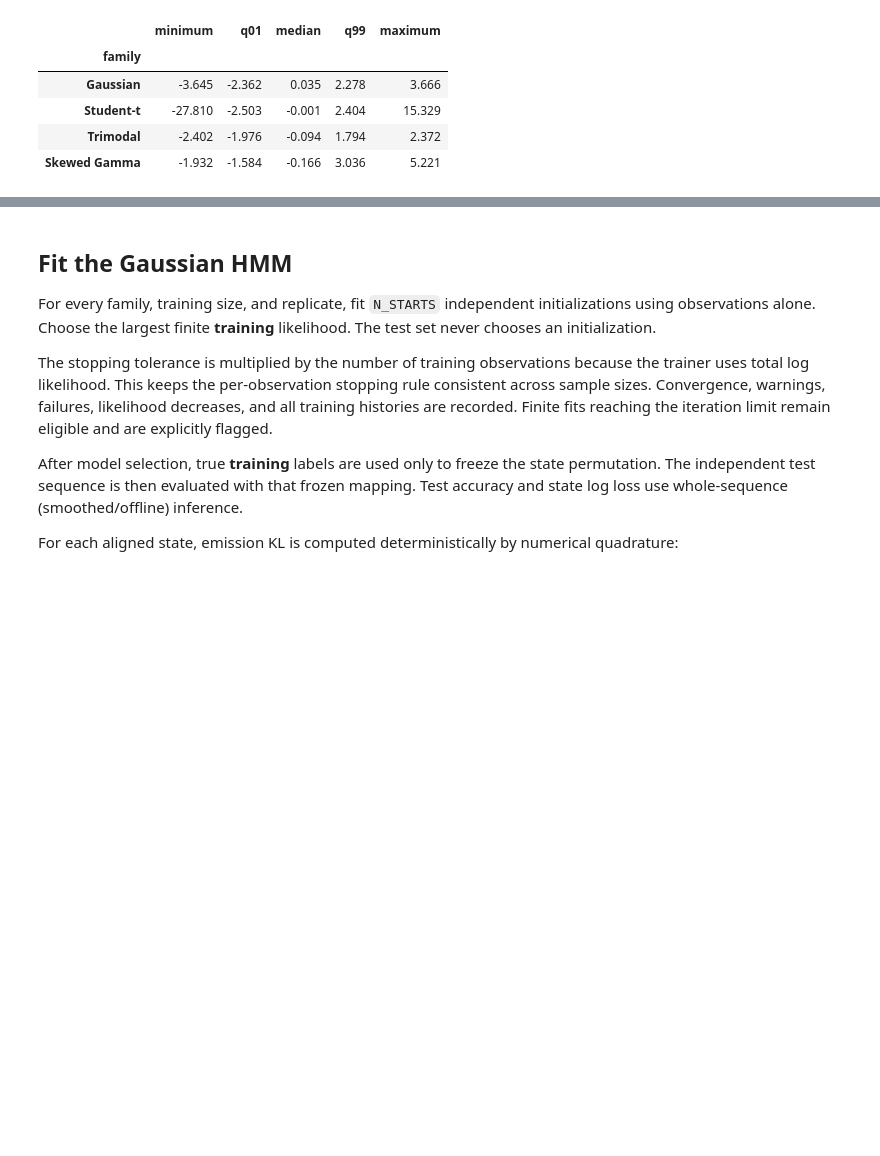
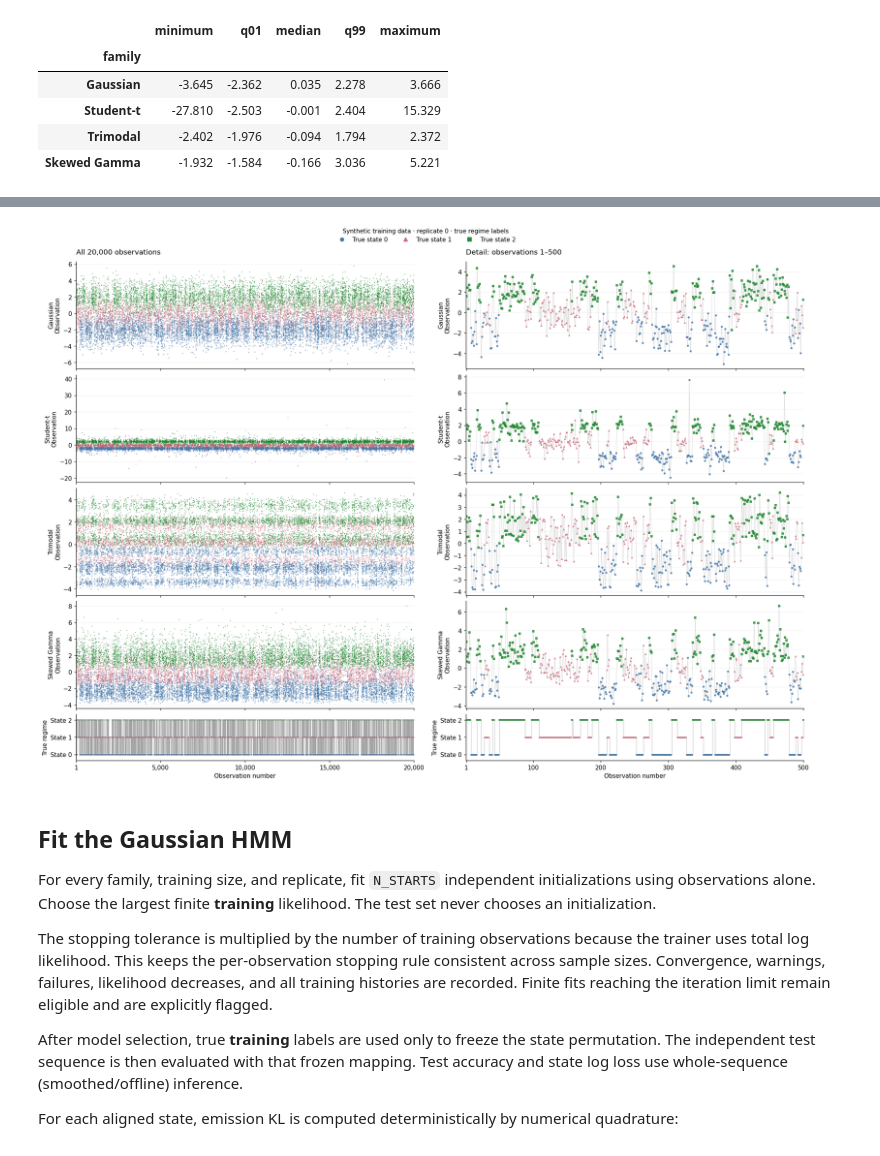
Before and after one commit to leoyxngg/FlexibleEmissionHMM, a Jupyter notebook: notebooks/gaussian_synthetic_experiments.ipynb, the cells around one changed output, grey strips where cells are left out. Cells and saved outputs as stored; diff of their text form; code cells hidden in the pictures; blank space fills up the shorter version.

```diff
--- a/notebooks/gaussian_synthetic_experiments.ipynb
+++ b/notebooks/gaussian_synthetic_experiments.ipynb
@@ -454,3 +460,100 @@ display(pd.DataFrame(tail_rows).set_index("family").round(3))
+# %%
+PLOT_REPLICATE = 0
+PLOT_N = 20_000
+PLOT_ZOOM_START = 0
+PLOT_ZOOM_LENGTH = 500
+
+from matplotlib.lines import Line2D
+from matplotlib.ticker import StrMethodFormatter
+
+if "datasets" not in globals():
+    raise RuntimeError("The existing datasets must be in memory before plotting")
+if not 0 <= PLOT_ZOOM_START < PLOT_N or PLOT_ZOOM_LENGTH < 1:
+    raise ValueError("Choose a valid zoom offset and a positive window length")
+plot_families = list(FAMILIES)
+plot_frames = {}
+for family in plot_families:
+    key = (PLOT_REPLICATE, family)
+    if key not in datasets:
+        raise ValueError(f"No existing dataset for replicate {PLOT_REPLICATE}, {family}")
+    frame = datasets[key]["train"].iloc[:PLOT_N]
+    if len(frame) != PLOT_N:
+        raise ValueError(f"{family} has fewer than {PLOT_N:,} training observations")
+    if not np.isfinite(frame.x.to_numpy()).all():
+        raise ValueError(f"{family} contains non-finite observations")
+    plot_frames[family] = frame
+
+plot_truth = plot_frames[plot_families[0]].state.to_numpy()
+for family, frame in plot_frames.items():
+    np.testing.assert_array_equal(frame.state.to_numpy(), plot_truth)
+plot_states = np.unique(plot_truth)
+if not np.array_equal(plot_states, np.array([0, 1, 2])):
+    raise ValueError("This figure expects the experiment's three true states 0, 1, 2")
+plot_state_colors = {0: "#4477AA", 1: "#CC6677", 2: "#228833"}
+plot_state_markers = {0: "o", 1: "^", 2: "s"}
+plot_zoom_stop = min(PLOT_N, PLOT_ZOOM_START + PLOT_ZOOM_LENGTH)
+plot_windows = [(0, PLOT_N), (PLOT_ZOOM_START, plot_zoom_stop)]
+plot_positions = np.arange(1, PLOT_N + 1)
+
+regime_fig, regime_axes = plt.subplots(
+    len(plot_families) + 1, 2,
+    figsize=(18, 13), sharex="col", layout="constrained",
+    gridspec_kw={"height_ratios": [3] * len(plot_families) + [1.3]},
+)
+for row, family in enumerate(plot_families):
+    values = plot_frames[family].x.to_numpy()
+    for column, (left, right) in enumerate(plot_windows):
+        ax = regime_axes[row, column]
+        positions = plot_positions[left:right]
+        observations = values[left:right]
+        truth = plot_truth[left:right]
+        if column == 1:
+            ax.plot(positions, observations, color="0.65", linewidth=.5, alpha=.55, zorder=1)
+        for state in plot_states:
+            mask = truth == state
+            ax.scatter(
+                positions[mask], observations[mask],
+                c=plot_state_colors[state], marker=plot_state_markers[state],
+                s=3 if column == 0 else 12,
+                alpha=.6 if column == 0 else .85,
+                linewidths=0, rasterized=True, zorder=2,
+            )
+        ax.set_ylabel(f"{family}\nObservation")
+        ax.set_xlim(left + .5, right + .5)
+        ax.grid(axis="y", alpha=.15)
+        ax.grid(axis="x", visible=False)
+        ax.xaxis.set_major_formatter(StrMethodFormatter("{x:,.0f}"))
+
+regime_axes[0, 0].set_title(f"All {PLOT_N:,} observations", loc="left", pad=12)
+regime_axes[0, 1].set_title(
+    f"Detail: observations {PLOT_ZOOM_START + 1:,}–{plot_zoom_stop:,}", loc="left", pad=12
+)
+for column, (left, right) in enumerate(plot_windows):
+    ax = regime_axes[-1, column]
+    positions, truth = plot_positions[left:right], plot_truth[left:right]
+    ax.step(positions, truth, where="post", color="0.45", linewidth=.45, alpha=.65)
+    for state in plot_states:
+        mask = truth == state
+        ax.scatter(positions[mask], truth[mask], c=plot_state_colors[state],
+                   marker=plot_state_markers[state], s=2 if column == 0 else 8,
+                   linewidths=0, rasterized=True)
+    ax.set(yticks=plot_states, yticklabels=[f"State {k}" for k in plot_states],
+           ylim=(-.35, 2.35), xlabel="Observation number", ylabel="True regime")
+    ax.grid(False)
+    if column == 0:
+        ax.set_xticks([1, 5_000, 10_000, 15_000, 20_000])
+    else:
+        ax.set_xticks(np.unique(np.linspace(left + 1, right, 6, dtype=int)))
+    ax.xaxis.set_major_formatter(StrMethodFormatter("{x:,.0f}"))
+
+regime_legend = [Line2D([], [], linestyle="none", marker=plot_state_markers[k],
+                       color=plot_state_colors[k], markersize=6, label=f"True state {k}")
+                 for k in plot_states]
+regime_fig.legend(handles=regime_legend, loc="outside upper center", ncol=3,
+                  frameon=False, title=f"Synthetic training data · replicate {PLOT_REPLICATE} · true regime labels")
+plt.show()
+# %% [output]
+[figure, added]
 # %% [markdown]
 ## Fit the Gaussian HMM
 
```
Also changed, not shown: parts of 3 cells of this notebook.
